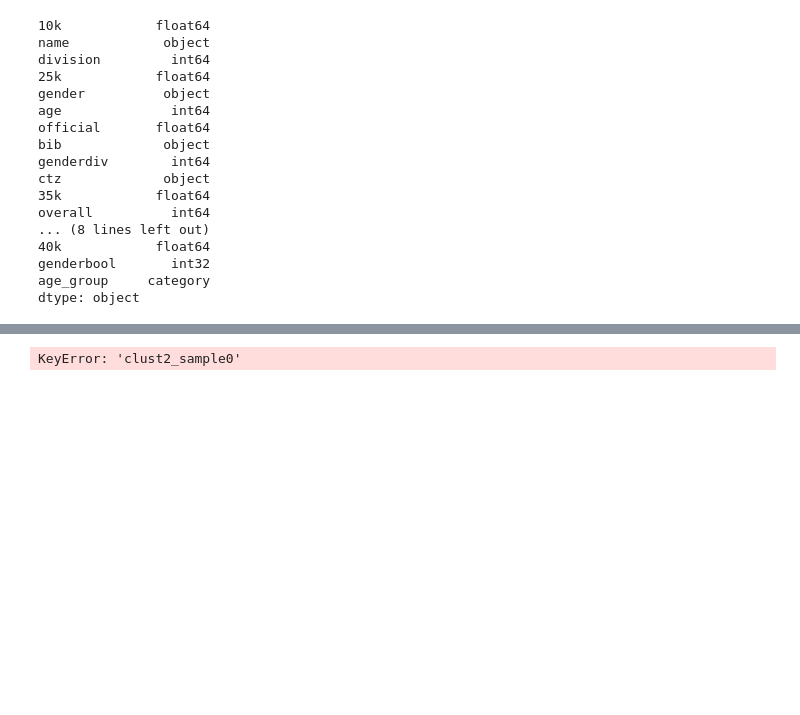
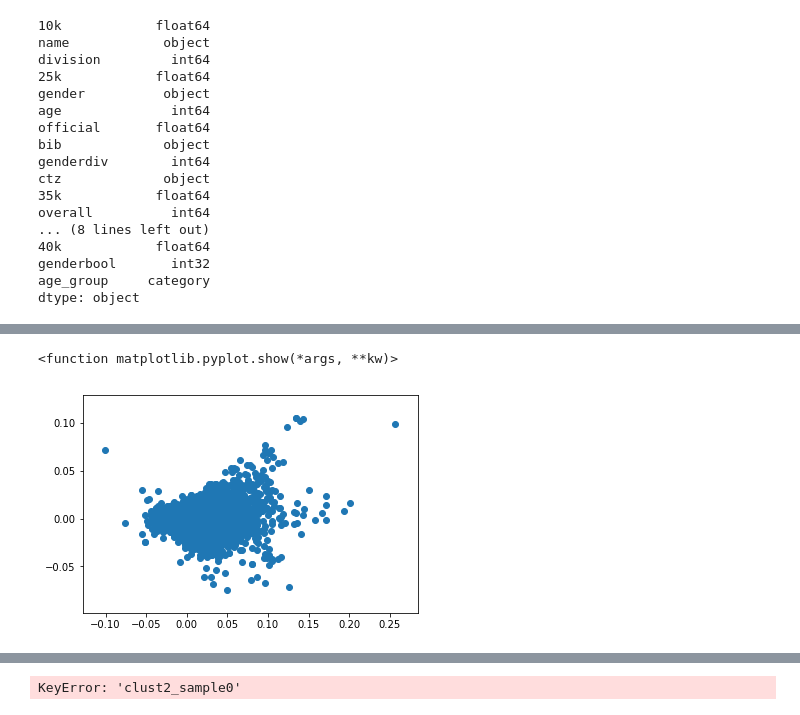
Before and after one commit to micsab/thinkful_files, a Jupyter notebook: unit_4/lesson_1/challenge_boston_marathon.ipynb, the cells around one changed output, grey strips where cells are left out. Drawn from its saved outputs; the diff is of its cells as text; code cells hidden in the pictures; blank space fills up the shorter version.

```diff
--- a/unit_4/lesson_1/challenge_boston_marathon.ipynb
+++ b/unit_4/lesson_1/challenge_boston_marathon.ipynb
@@ -77,3 +67,19 @@ df.describe()
 | 50% | 50.280000 | 1418.000000 | 128.850000 | 42.000000 | 231.980000 | 7919.000000 | 187.850000 | 15829.000000 | 8.850000 | 157.500000 | 25.050000 | ... |
 | 75% | 57.000000 | 2601.000000 | 147.700000 | 50.000000 | 272.200000 | 11893.000000 | 219.370000 | 23785.000000 | 10.380000 | 182.200000 | 28.400000 | ... |
 | max | 112.380000 | 6979.000000 | 289.020000 | 81.000000 | 538.880000 | 17575.000000 | 449.330000 | 31931.000000 | 20.570000 | 376.380000 | 86.950000 | ... |
+# %%
+rows = df.shape[0] - df.shape[0] % 4
+df = df.iloc[:rows, :]
+
+X = df[['10k', '25k', '35k', '30k', '5k', '20k', '40k']]
+y = df['age_group']
+
+X_norm = normalize(X)
+pca = PCA(n_components=2)
+X_pca = pca.fit_transform(X_norm)
+pca = pd.DataFrame(X_pca)
+plt.scatter(pca[0], pca[1])
+plt.show
+# %% [output]
+<function matplotlib.pyplot.show(*args, **kw)>
+[figure, added]
```
Also changed, not shown: parts of 8 cells of this notebook, 2 other files.
